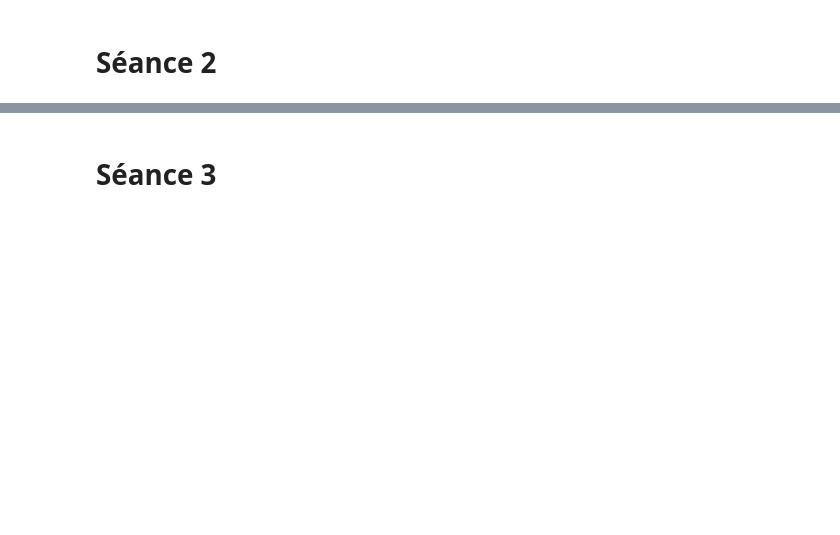
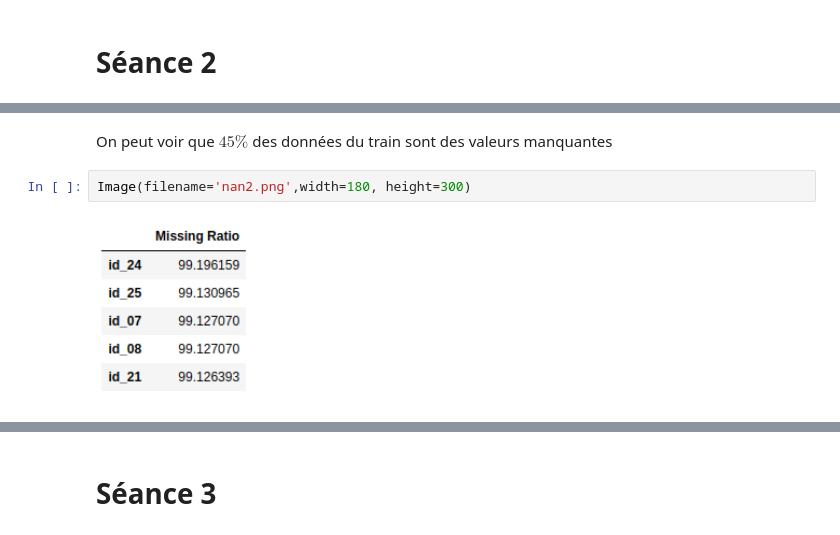
Before and after one commit to DataCampM2DSSAF/suivi-du-data-camp-ghoul_boubekeur_davidas, a Jupyter notebook: suivi.ipynb, the cells around one changed output, grey strips where cells are left out. Saved outputs shown, nothing was run; the diff lists cells and outputs as text; blank space fills up the shorter version.

```diff
--- a/suivi.ipynb
+++ b/suivi.ipynb
@@ -76 +84,7 @@ Le but sera de trouver une façon de gérer les valeurs manquantes et de continu
+# %% [markdown]
+On peut voir que $45\%$ des données du train sont des valeurs manquantes
+# %%
+Image(filename='nan2.png',width=180, height=300)
+# %% [output]
+[figure, added]
 # %% [markdown]
```
Also changed, not shown: parts of 32 cells of this notebook.
